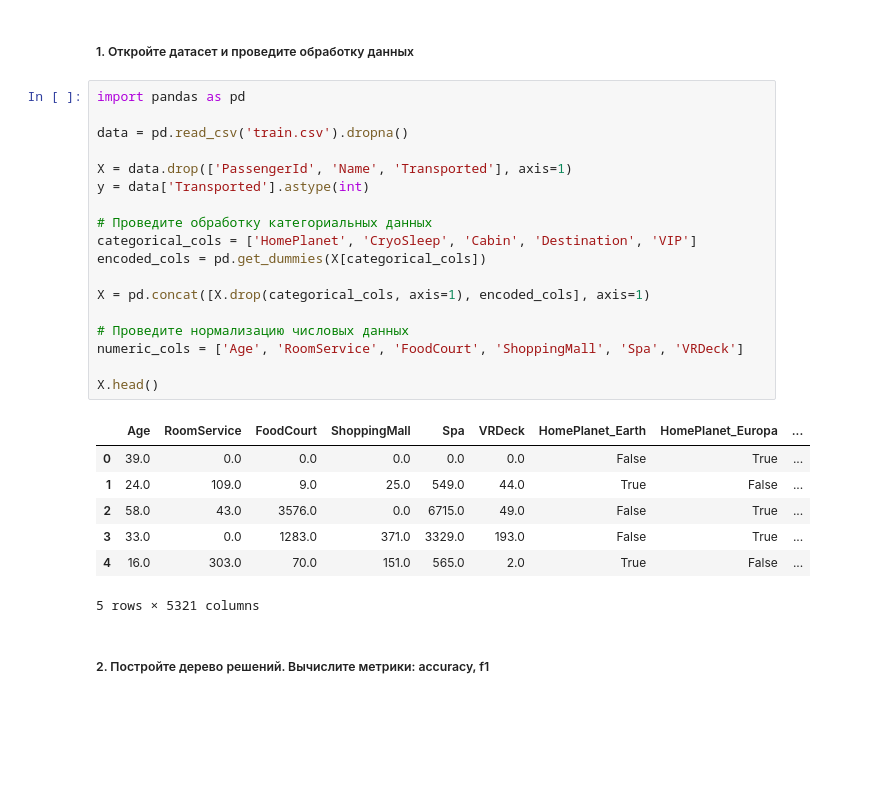
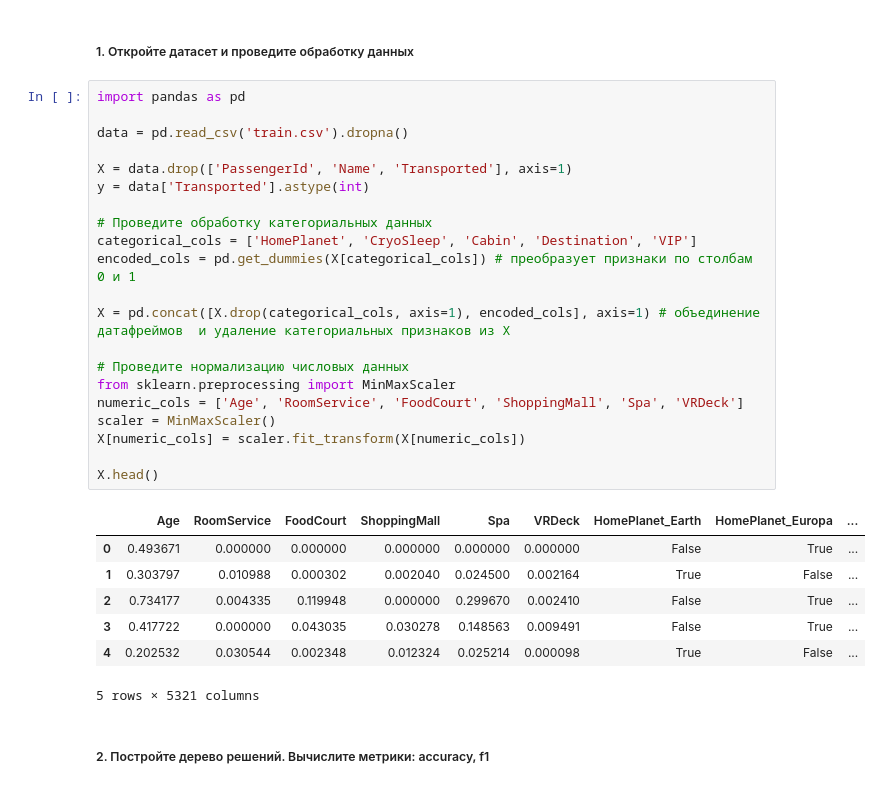
Before and after one commit to safin92/dz5, a Jupyter notebook: homework_5.ipynb, the cells around one changed output. Saved outputs shown, nothing was run; the diff lists cells and outputs as text; blank space fills up the shorter version.

```diff
--- a/homework_5.ipynb
+++ b/homework_5.ipynb
@@ -3,28 +3,31 @@
 # %%
 import pandas as pd
 
 data = pd.read_csv('train.csv').dropna()
 
 X = data.drop(['PassengerId', 'Name', 'Transported'], axis=1)
 y = data['Transported'].astype(int)
 
 # Проведите обработку категориальных данных
 categorical_cols = ['HomePlanet', 'CryoSleep', 'Cabin', 'Destination', 'VIP']
-encoded_cols = pd.get_dummies(X[categorical_cols])
+encoded_cols = pd.get_dummies(X[categorical_cols]) # преобразует признаки по столбам 0 и 1
 
-X = pd.concat([X.drop(categorical_cols, axis=1), encoded_cols], axis=1)
+X = pd.concat([X.drop(categorical_cols, axis=1), encoded_cols], axis=1) # объединение датафреймов  и удаление категориальных признаков из Х
 
 # Проведите нормализацию числовых данных
+from sklearn.preprocessing import MinMaxScaler
 numeric_cols = ['Age', 'RoomService', 'FoodCourt', 'ShoppingMall', 'Spa', 'VRDeck']
+scaler = MinMaxScaler()
+X[numeric_cols] = scaler.fit_transform(X[numeric_cols])
 
 X.head()
 # %% [output]
 |  | Age | RoomService | FoodCourt | ShoppingMall | Spa | VRDeck | HomePlanet_Earth | HomePlanet_Europa | ... |
-| 0 | 39.0 | 0.0 | 0.0 | 0.0 | 0.0 | 0.0 | False | True | ... |
-| 1 | 24.0 | 109.0 | 9.0 | 25.0 | 549.0 | 44.0 | True | False | ... |
-| 2 | 58.0 | 43.0 | 3576.0 | 0.0 | 6715.0 | 49.0 | False | True | ... |
-| 3 | 33.0 | 0.0 | 1283.0 | 371.0 | 3329.0 | 193.0 | False | True | ... |
-| 4 | 16.0 | 303.0 | 70.0 | 151.0 | 565.0 | 2.0 | True | False | ... |
+| 0 | 0.493671 | 0.000000 | 0.000000 | 0.000000 | 0.000000 | 0.000000 | False | True | ... |
+| 1 | 0.303797 | 0.010988 | 0.000302 | 0.002040 | 0.024500 | 0.002164 | True | False | ... |
+| 2 | 0.734177 | 0.004335 | 0.119948 | 0.000000 | 0.299670 | 0.002410 | False | True | ... |
+| 3 | 0.417722 | 0.000000 | 0.043035 | 0.030278 | 0.148563 | 0.009491 | False | True | ... |
+| 4 | 0.202532 | 0.030544 | 0.002348 | 0.012324 | 0.025214 | 0.000098 | True | False | ... |
 5 rows × 5321 columns
 # %% [markdown]
 ##### 2. Постройте дерево решений. Вычислите метрики: accuracy, f1
```
Also changed, not shown: parts of 4 cells of this notebook.
